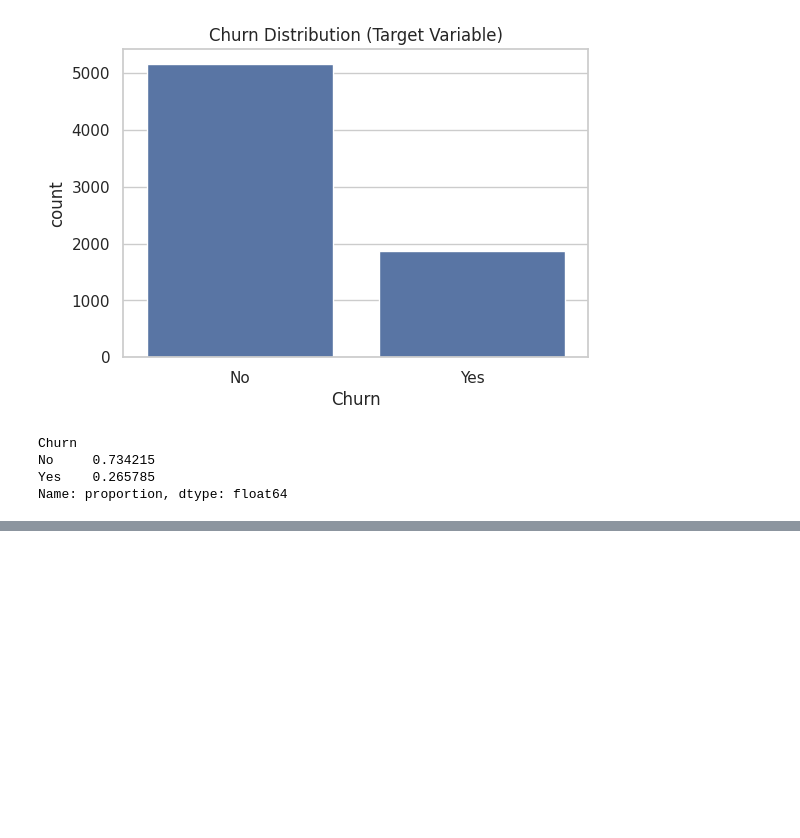
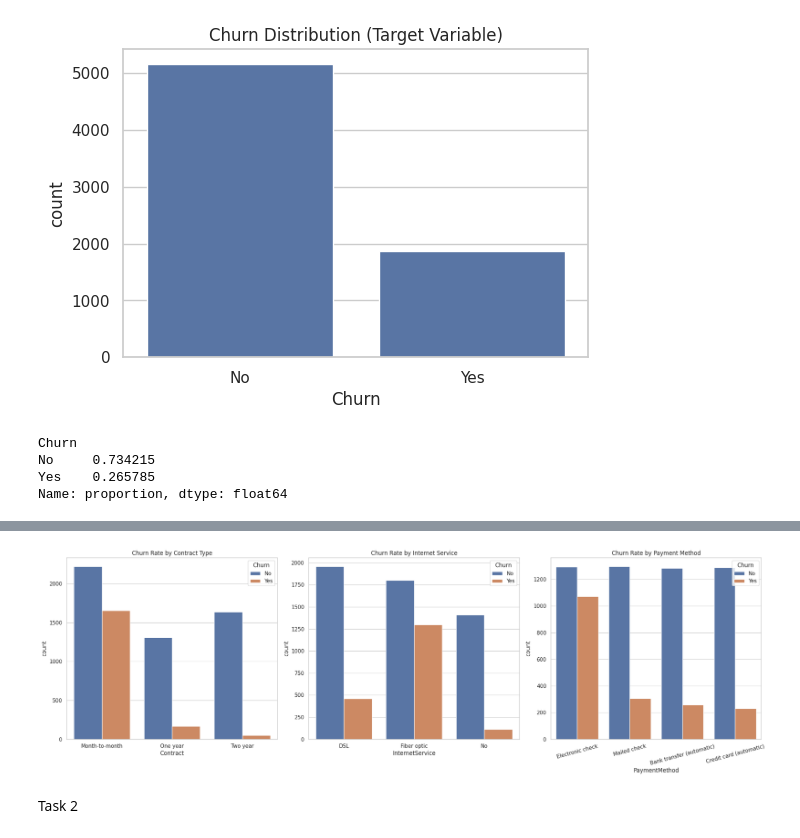
Before and after one commit to avindumihisara0229-code/telco-churn-project, a Jupyter notebook: telco_churn_analysis.ipynb, the cells around one changed output, grey strips where cells are left out. Saved outputs shown, nothing was run; the diff lists cells and outputs as text; code cells hidden in the pictures; blank space fills up the shorter version.

Commit message:
Task 1 Completed

```diff
--- a/telco_churn_analysis.ipynb
+++ b/telco_churn_analysis.ipynb
@@ -154,0 +175,23 @@ Name: proportion, dtype: float64
+# %%
+# Plot key categorical features
+fig, axes = plt.subplots(1, 3, figsize=(22, 7))
+
+# Contract vs. Churn
+sns.countplot(data=df, x='Contract', hue='Churn', ax=axes[0])
+axes[0].set_title('Churn Rate by Contract Type')
+
+# Internet Service vs. Churn
+sns.countplot(data=df, x='InternetService', hue='Churn', ax=axes[1])
+axes[1].set_title('Churn Rate by Internet Service')
+
+# Payment Method vs. Churn
+sns.countplot(data=df, x='PaymentMethod', hue='Churn', ax=axes[2])
+axes[2].set_title('Churn Rate by Payment Method')
+plt.xticks(rotation=15) # Rotate labels for readability
+
+plt.tight_layout()
+plt.show()
+# %% [output]
+[figure, added]
+# %% [markdown]
+Task 2
```
Also changed, not shown: parts of 2 cells of this notebook.
